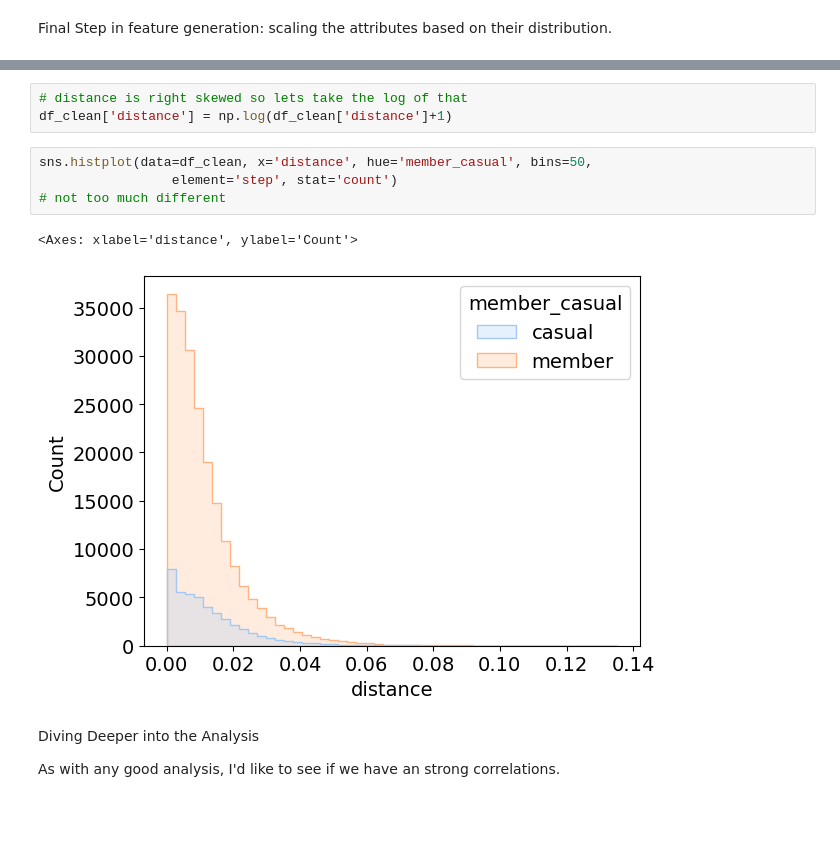
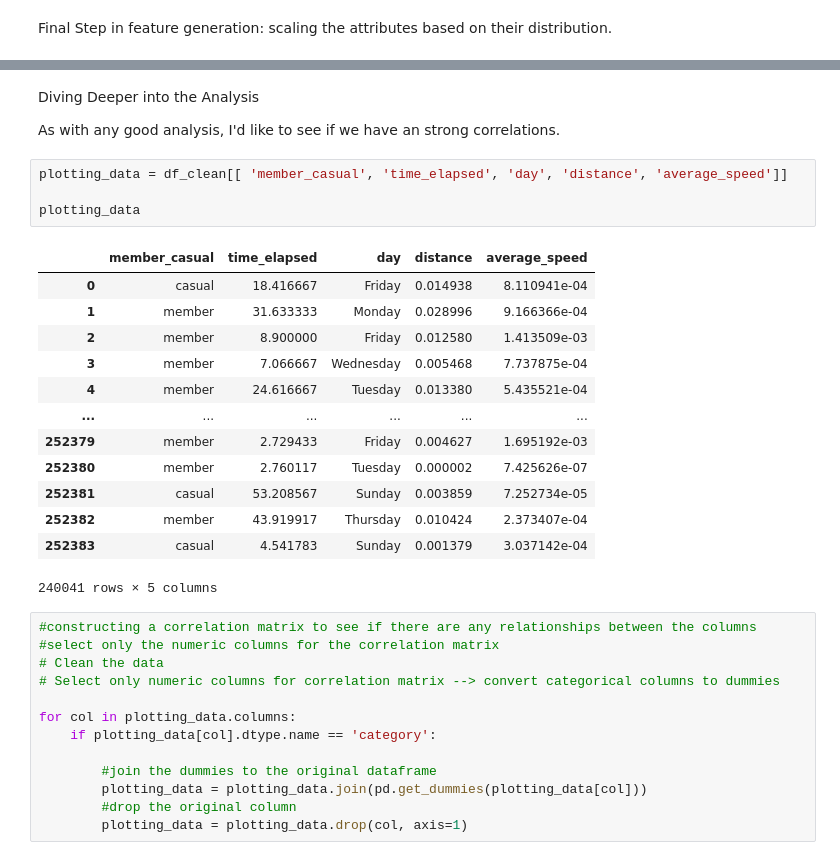
Before and after one commit to rebeccahess22/citibike, a Jupyter notebook: Citibike Data Analysis.ipynb, the cells around one changed output, grey strips where cells are left out. Saved outputs shown, nothing was run; the diff lists cells and outputs as text; blank space fills up the shorter version.

```diff
--- a/Citibike Data Analysis.ipynb
+++ b/Citibike Data Analysis.ipynb
@@ -770,15 +727,36 @@ The general distribution of the two groups are the same. It looks like the casua
-# %%
-# distance is right skewed so lets take the log of that
-df_clean['distance'] = np.log(df_clean['distance']+1)
-# %%
-sns.histplot(data=df_clean, x='distance', hue='member_casual', bins=50,
-                 element='step', stat='count')
-# not too much different
-# %% [output]
-<Axes: xlabel='distance', ylabel='Count'>
-[figure, removed]
 # %% [markdown]
 Diving Deeper into the Analysis
 
 As with any good analysis, I'd like to see if we have an strong correlations.
+# %%
+plotting_data = df_clean[[ 'member_casual', 'time_elapsed', 'day', 'distance', 'average_speed']]
+
+plotting_data
+# %% [output]
+|  | member_casual | time_elapsed | day | distance | average_speed |
+| 0 | casual | 18.416667 | Friday | 0.014938 | 8.110941e-04 |
+| 1 | member | 31.633333 | Monday | 0.028996 | 9.166366e-04 |
+| 2 | member | 8.900000 | Friday | 0.012580 | 1.413509e-03 |
+| 3 | member | 7.066667 | Wednesday | 0.005468 | 7.737875e-04 |
+| 4 | member | 24.616667 | Tuesday | 0.013380 | 5.435521e-04 |
+| ... | ... | ... | ... | ... | ... |
+| 252379 | member | 2.729433 | Friday | 0.004627 | 1.695192e-03 |
+| 252380 | member | 2.760117 | Tuesday | 0.000002 | 7.425626e-07 |
+| 252381 | casual | 53.208567 | Sunday | 0.003859 | 7.252734e-05 |
+| 252382 | member | 43.919917 | Thursday | 0.010424 | 2.373407e-04 |
+| 252383 | casual | 4.541783 | Sunday | 0.001379 | 3.037142e-04 |
+240041 rows × 5 columns
+# %%
+#constructing a correlation matrix to see if there are any relationships between the columns
+#select only the numeric columns for the correlation matrix
+# Clean the data
+# Select only numeric columns for correlation matrix --> convert categorical columns to dummies
+
+for col in plotting_data.columns:
+    if plotting_data[col].dtype.name == 'category':
+
+        #join the dummies to the original dataframe
+        plotting_data = plotting_data.join(pd.get_dummies(plotting_data[col]))
+        #drop the original column
+        plotting_data = plotting_data.drop(col, axis=1)
 # %%
```
Also changed, not shown: parts of 32 cells of this notebook, 3 other files.
